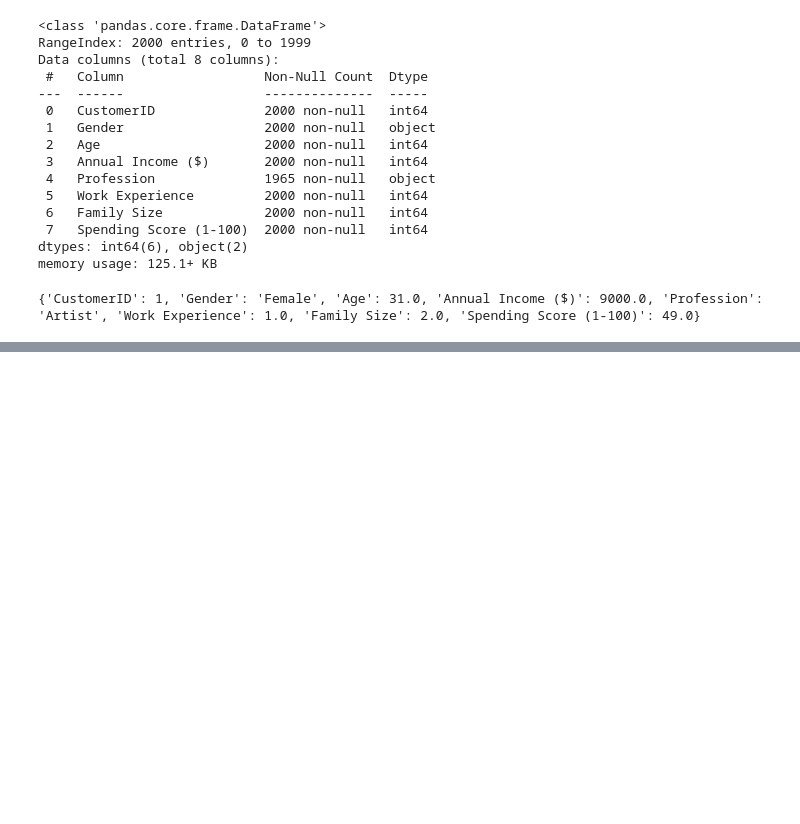
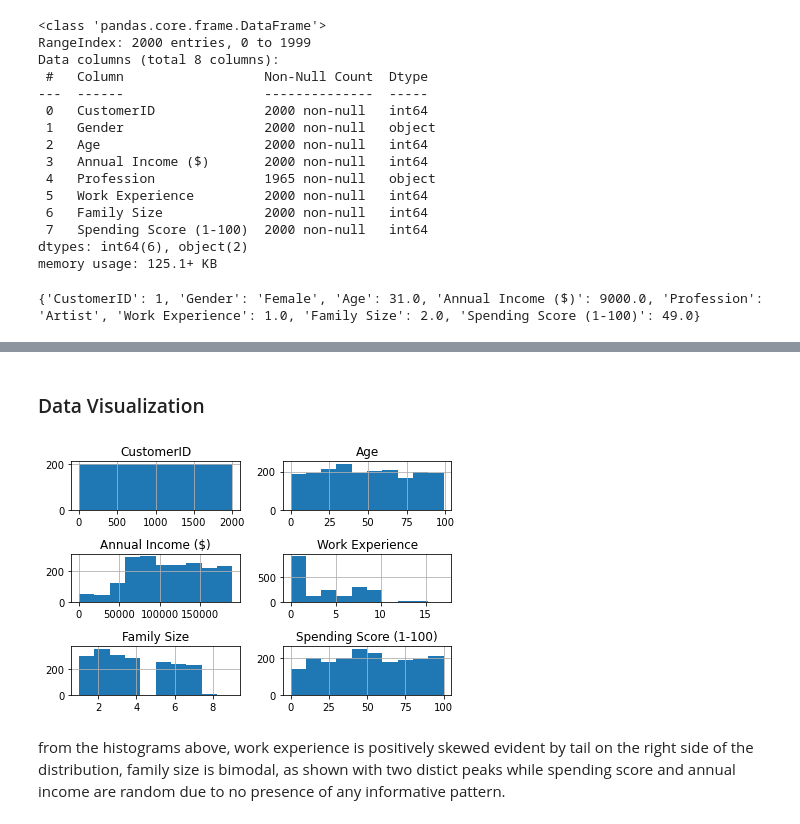
Before and after one commit to AiJared/Customer-Segmentation, a Jupyter notebook: Shop Customers Detection.ipynb, the cells around one changed output, grey strips where cells are left out. Drawn from its saved outputs; the diff is of its cells as text; code cells hidden in the pictures; blank space fills up the shorter version.

```diff
--- a/Shop Customers Detection.ipynb
+++ b/Shop Customers Detection.ipynb
@@ -100,0 +155,11 @@ print(train_mode)
+# %% [markdown]
+### Data Visualization
+# %%
+# Plot a histogram to visualize the dataset
+df.hist()
+save_fig("customers_data_visualization")
+plt.show()
+# %% [output]
+[figure, added]
+# %% [markdown]
+from the histograms above, work experience is positively skewed evident by tail on the right side of the distribution, family size is bimodal, as shown with two distict peaks while spending score and annual income are random due to no presence of any informative pattern.
```
Also changed, not shown: parts of 8 cells of this notebook, 2 other files.
